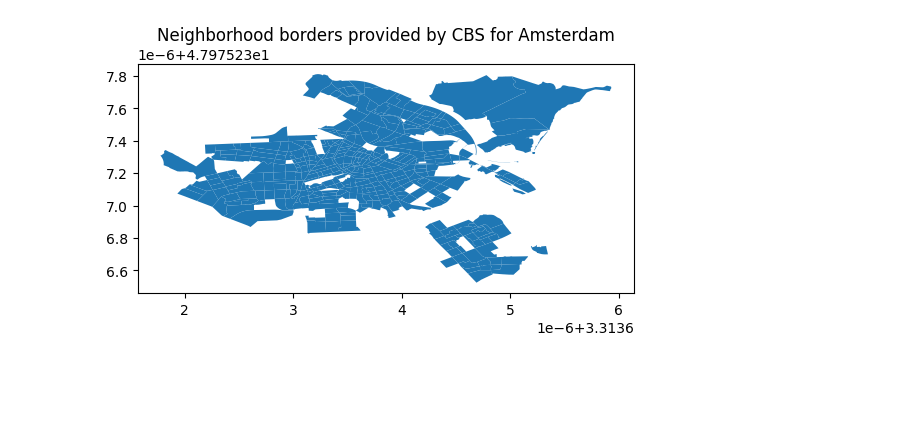
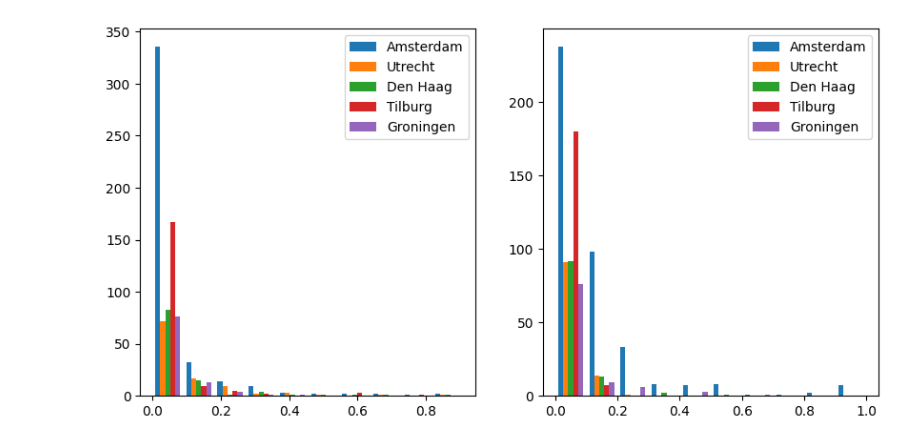
Before and after one commit to LeviPeeters/UC_Project, a Jupyter notebook: DataPreparation.ipynb, the cells around one changed output. Drawn from its saved outputs; the diff is of its cells as text; code cells hidden in the pictures; blank space fills up the shorter version.

Commit message:
Add more cities, make visualisations

```diff
--- a/DataPreparation.ipynb
+++ b/DataPreparation.ipynb
@@ -246,16 +330,11 @@ gdf.to_crs(crs_geographical, inplace=True)
 # %%
 # Set the geographies back into normal coordinates
-gdf.set_geometry("geometry", inplace=True)
 gdf.to_crs(crs_geographical, inplace=True)
 print(gdf.crs)
-gdf.set_geometry("green_geometry", inplace=True)
 gdf.to_crs(crs_geographical, inplace=True)
 print(gdf.crs)
-gdf.set_geometry("blue_geometry", inplace=True)
 gdf.to_crs(crs_geographical, inplace=True)
 print(gdf.crs)
-
-gdf.set_geometry("geometry", inplace=True)
 # %% [output]
 epsg:4326
 epsg:4326
@@ -276,19 +347,0 @@ plt.show()
-# %%
-# Load Depression risk data fromm buurtatlas
-# TODO: Get buurtatlas data for the other cities we want to use
-path_buurtatlas = '/home/levi/Studie/AI_jaar_2/UC/UC_Project/data/MATIG_HOOG_RISICO_ANGST_DEPRESSIE_BUURTEN.csv'
-df_buurtatlas = pd.read_csv(path_buurtatlas, usecols=["GEBIED_NAAM", "18_en_ouder"])
-
-# Delete the rows that are not neighborhoods
-df_buurtatlas.drop([0,1,2], inplace=True)
-
-# Impute missing values
-# TODO: We could also drop the missing values instead
-df_buurtatlas['18_en_ouder'].fillna((df_buurtatlas['18_en_ouder'].mean()), inplace=True)
-
-# Rename belgieplein so both dataframes understand it
-gdf.loc[gdf["BU_NAAM"] == "BelgiÃ«plein e.o.", "BU_NAAM"] = "Belgieplein"
-df_buurtatlas.loc[df_buurtatlas["GEBIED_NAAM"] == "Belgiëplein e.o.", "GEBIED_NAAM"] = "Belgieplein"
-
-df_buurtatlas.info()
-df_buurtatlas.head(5)
@@ -311,8 +348,22 @@ memory usage: 7.6+ KB
-# %%
-# Visualise the borders in Amsterdam to compare to buurtatlas
-gdf.plot()
-
-plt.title("Neighborhood borders provided by CBS for Amsterdam")
-plt.show()
-# %% [output]
-[figure, removed]
+# %%
+# Visualise the distibution of green- and bluespace
+# TODO: Make this look nice
+fig, (ax1, ax2) = plt.subplots(1,2,figsize=(10,5))
+labels = ["Amsterdam", "Utrecht", "Den Haag", "Tilburg", "Groningen"]
+
+to_plot = []
+for label in labels:
+    to_plot.append(gdf[gdf["GM_NAAM"] == label]["percent_green"])
+ax1.hist(to_plot, bins=10, histtype="bar", label=labels)
+ax1.legend()
+
+to_plot = []
+for label in labels:
+    to_plot.append(gdf[gdf["GM_NAAM"] == label]["percent_blue"])
+ax2.hist(to_plot, bins=10, histtype="bar", label=labels)
+ax2.legend()
+
+
+plt.show()
+# %% [output]
+[figure, added]
```
Also changed, not shown: parts of 20 cells of this notebook, 1 other file.
